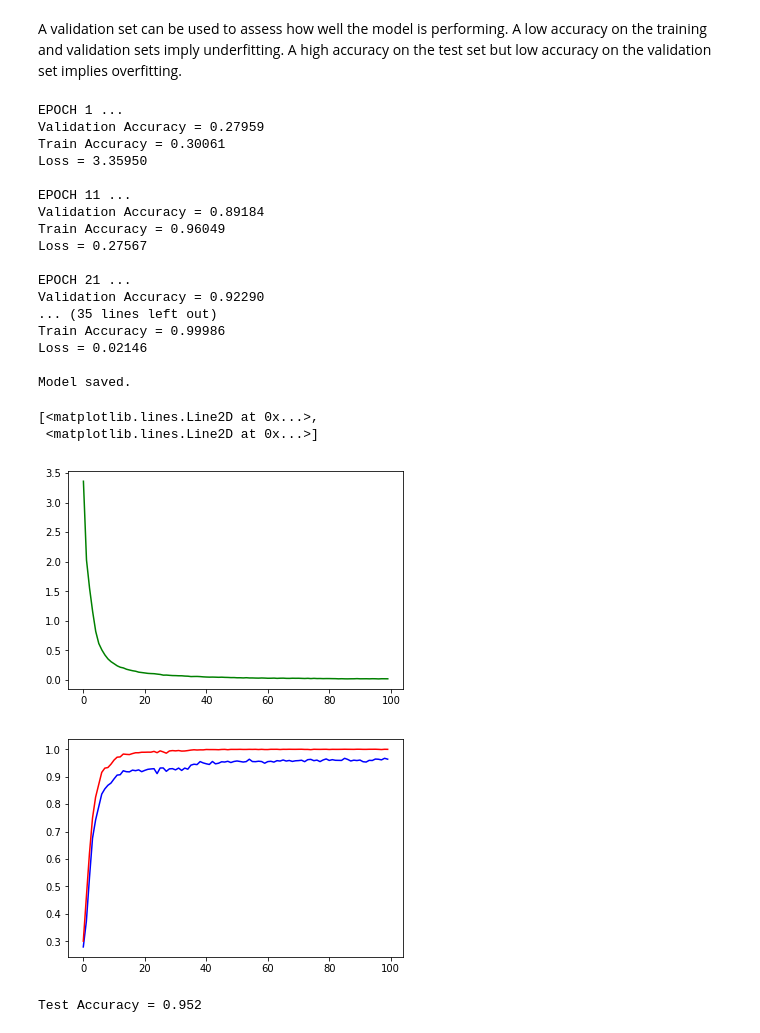
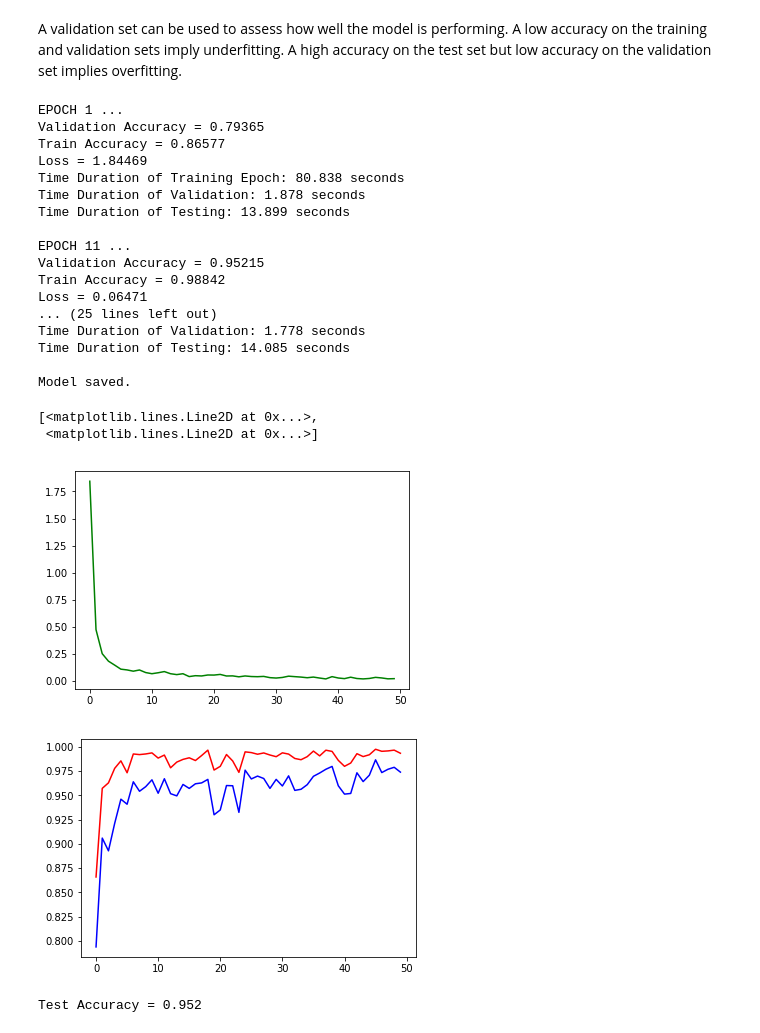
Before and after one commit to tongda/CarND-Traffic-Sign-Classifier-Project, a Jupyter notebook: Traffic_Sign_Classifier.ipynb, the cells around one changed output. Drawn from its saved outputs; the diff is of its cells as text; code cells hidden in the pictures.

Commit message:
use inception and fc

```diff
--- a/Traffic_Sign_Classifier.ipynb
+++ b/Traffic_Sign_Classifier.ipynb
@@ -387,11 +457,12 @@ sets imply underfitting. A high accuracy on the test set but low accuracy on the
 X = tf.placeholder(tf.float32, shape=(None, 32, 32, 4), name='X')
 y = tf.placeholder(tf.int32, shape=(None,), name='y')
 y_one_hot = tf.one_hot(y, n_classes, name='y_one_hot')
+global_step = tf.Variable(0, name='global_step', trainable=False)
 
 is_training = tf.placeholder(tf.bool, name='is_training')
 keep_prob = tf.placeholder(tf.float32, name='keep_prob')
 
-logits = mynet3(X, is_training, keep_prob)
+logits = mynet4(X, is_training, keep_prob)
 cross_entropy = tf.nn.softmax_cross_entropy_with_logits(logits=logits, labels=y_one_hot)
 loss_op = tf.reduce_mean(cross_entropy)
 optimizer = tf.train.AdamOptimizer(learning_rate=0.001)
@@ -399,7 +470,7 @@ optimizer = tf.train.AdamOptimizer(learning_rate=0.001)
 # reference: https://github.com/ry/tensorflow-resnet/blob/master/resnet_train.py#L66
 batchnorm_updates = tf.get_collection(UPDATE_OPS_COLLECTION)
 batchnorm_updates_op = tf.group(*batchnorm_updates)
-train_op = tf.group(optimizer.minimize(loss_op), batchnorm_updates_op)
+train_op = tf.group(optimizer.minimize(loss_op, global_step=global_step), batchnorm_updates_op)
 # %%
 correct_prediction = tf.equal(tf.argmax(logits, 1), tf.argmax(y_one_hot, 1))
 accuracy_operation = tf.reduce_mean(tf.cast(correct_prediction, tf.float32))
@@ -422,14 +493,12 @@ def evaluate(X_data, y_data):
 ### Feel free to use as many code cells as needed.
 from sklearn.model_selection import train_test_split
 from sklearn.utils import shuffle
+import time
 
-BATCH_SIZE = 1024
-EPOCH_NUM = 100
+BATCH_SIZE = 128
+EPOCH_NUM = 50
 
-config = tf.ConfigProto()
-config.graph_options.optimizer_options.global_jit_level = tf.OptimizerOptions.ON_1
-
-with tf.Session(config=config) as sess:
+with tf.Session() as sess:
     sess.run(tf.global_variables_initializer())
     losses = []
     validation_accuracies = []
@@ -437,56 +506,71 @@ with tf.Session(config=config) as sess:
     for i in range(EPOCH_NUM):
         X_train, y_train = shuffle(X_train, y_train)
         loss_total = 0.
+        before_train = time.time()
         for offset in range(0, n_train, BATCH_SIZE):
             end = offset + BATCH_SIZE
             X_batch, y_batch = X_train[offset:end], y_train[offset:end]
             loss_batch, _ = sess.run([loss_op, train_op], feed_dict={X: X_batch, y: y_batch, is_training: True, keep_prob: 0.75})
+            after = time.time()
             loss_total += loss_batch * len(X_batch)
+        after_train = time.time()
 
         loss = loss_total / n_train
         losses.append(loss)
+
+        before_valid = time.time()
         validation_accuracy = evaluate(X_valid, y_valid)
         validation_accuracies.append(validation_accuracy)
+        after_valid = time.time()
+
+        before_test = time.time()
         train_accuracy = evaluate(X_train, y_train)
         train_accuracies.append(train_accuracy)
+        after_test = time.time()
 
         if i % 10 == 0:
             print("EPOCH {} ...".format(i+1))
             print("Validation Accuracy = {:.5f}".format(validation_accuracy))
             print("Train Accuracy = {:.5f}".format(train_accuracy))
             print("Loss = {:.5f}".format(loss_total / n_train))
+            print("Time Duration of Training Epoch: {:.3f} seconds".format(after_train - before_train))
+            print("Time Duration of Validation: {:.3f} seconds".format(after_valid - before_valid))
+            print("Time Duration of Testing: {:.3f} seconds".format(after_test - before_test))
             print()
 
-    saver.save(sess, "./traffic")
+        if (i+1) % 5 == 0:
+            saver.save(sess, "./inception/traffic", global_step=global_step)
+
+    saver.save(sess, "./inception/traffic", global_step=global_step)
     print("Model saved.")
 
 plt.figure(1)
 plt.plot(range(EPOCH_NUM), losses, 'g')
 
 plt.figure(2)
 plt.plot(range(EPOCH_NUM), validation_accuracies, 'b',
          range(EPOCH_NUM), train_accuracies, 'r')
 # %% [output]
 EPOCH 1 ...
-Validation Accuracy = 0.27959
-Train Accuracy = 0.30061
-Loss = 3.35950
+Validation Accuracy = 0.79365
+Train Accuracy = 0.86577
+Loss = 1.84469
+Time Duration of Training Epoch: 80.838 seconds
+Time Duration of Validation: 1.878 seconds
+Time Duration of Testing: 13.899 seconds
 
 EPOCH 11 ...
-Validation Accuracy = 0.89184
-Train Accuracy = 0.96049
-Loss = 0.27567
-
-EPOCH 21 ...
-Validation Accuracy = 0.92290
-... (35 lines left out)
-Train Accuracy = 0.99986
-Loss = 0.02146
+Validation Accuracy = 0.95215
+Train Accuracy = 0.98842
+Loss = 0.06471
+... (25 lines left out)
+Time Duration of Validation: 1.778 seconds
+Time Duration of Testing: 14.085 seconds
 
 Model saved.
 [<matplotlib.lines.Line2D at 0x...>,
  <matplotlib.lines.Line2D at 0x...>]
-[figure, old version]
+[figure, new version]
-[figure, old version]
+[figure, new version]
 # %%
 with tf.Session() as sess:
```
Also changed, not shown: parts of 2 cells of this notebook.
